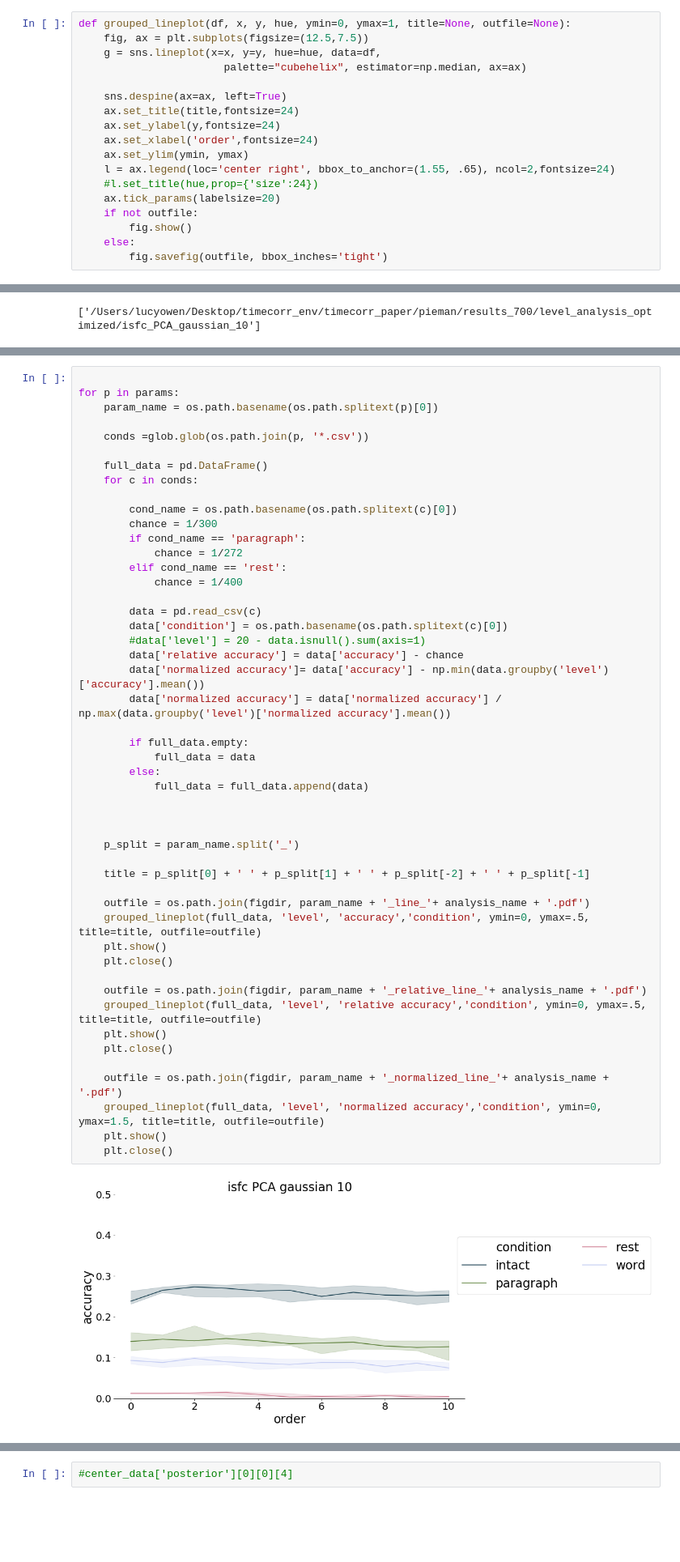
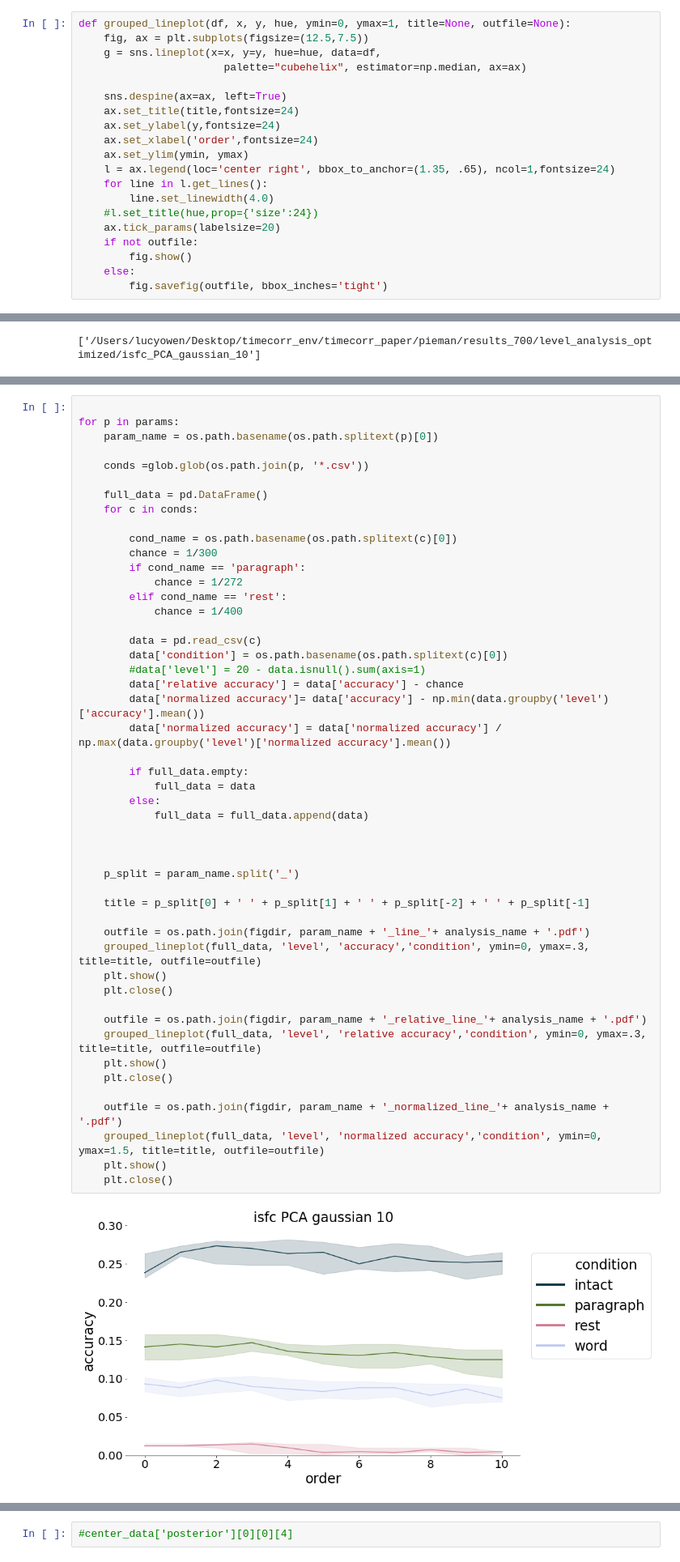
Before and after one commit to ContextLab/timecorr-paper, a Jupyter notebook: code/notebooks/pieman_optimized_levels.ipynb, the cells around one changed output, grey strips where cells are left out. Shown at 81% size. Saved outputs shown, nothing was run; the diff lists cells and outputs as text; blank space fills up the shorter version.

```diff
--- a/code/notebooks/pieman_optimized_levels.ipynb
+++ b/code/notebooks/pieman_optimized_levels.ipynb
@@ -20,7 +20,9 @@ def grouped_lineplot(df, x, y, hue, ymin=0, ymax=1, title=None, outfile=None):
     ax.set_ylabel(y,fontsize=24)
     ax.set_xlabel('order',fontsize=24)
     ax.set_ylim(ymin, ymax)
-    l = ax.legend(loc='center right', bbox_to_anchor=(1.55, .65), ncol=2,fontsize=24)
+    l = ax.legend(loc='center right', bbox_to_anchor=(1.35, .65), ncol=1,fontsize=24)
+    for line in l.get_lines():
+        line.set_linewidth(4.0)
     #l.set_title(hue,prop={'size':24})
     ax.tick_params(labelsize=20)
     if not outfile:
@@ -156,33 +158,33 @@ for p in params:
         data['condition'] = os.path.basename(os.path.splitext(c)[0])
         #data['level'] = 20 - data.isnull().sum(axis=1)
         data['relative accuracy'] = data['accuracy'] - chance
         data['normalized accuracy']= data['accuracy'] - np.min(data.groupby('level')['accuracy'].mean())
         data['normalized accuracy'] = data['normalized accuracy'] / np.max(data.groupby('level')['normalized accuracy'].mean())
 
         if full_data.empty:
             full_data = data
         else:
             full_data = full_data.append(data)
 
 
 
     p_split = param_name.split('_')
 
     title = p_split[0] + ' ' + p_split[1] + ' ' + p_split[-2] + ' ' + p_split[-1]
 
     outfile = os.path.join(figdir, param_name + '_line_'+ analysis_name + '.pdf')
-    grouped_lineplot(full_data, 'level', 'accuracy','condition', ymin=0, ymax=.5, title=title, outfile=outfile)
+    grouped_lineplot(full_data, 'level', 'accuracy','condition', ymin=0, ymax=.3, title=title, outfile=outfile)
     plt.show()
     plt.close()
 
     outfile = os.path.join(figdir, param_name + '_relative_line_'+ analysis_name + '.pdf')
-    grouped_lineplot(full_data, 'level', 'relative accuracy','condition', ymin=0, ymax=.5, title=title, outfile=outfile)
+    grouped_lineplot(full_data, 'level', 'relative accuracy','condition', ymin=0, ymax=.3, title=title, outfile=outfile)
     plt.show()
     plt.close()
 
     outfile = os.path.join(figdir, param_name + '_normalized_line_'+ analysis_name + '.pdf')
     grouped_lineplot(full_data, 'level', 'normalized accuracy','condition', ymin=0, ymax=1.5, title=title, outfile=outfile)
     plt.show()
     plt.close()
 # %% [output]
-[figure, old version]
+[figure, new version]
```
Also changed, not shown: parts of 2 cells of this notebook, 15 other files.
